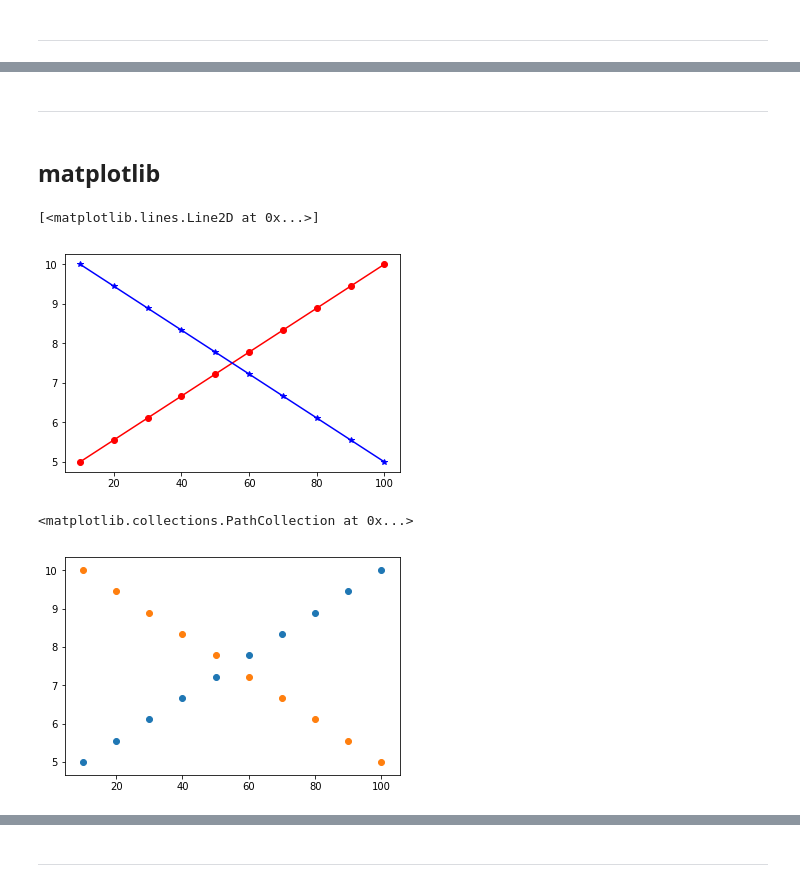
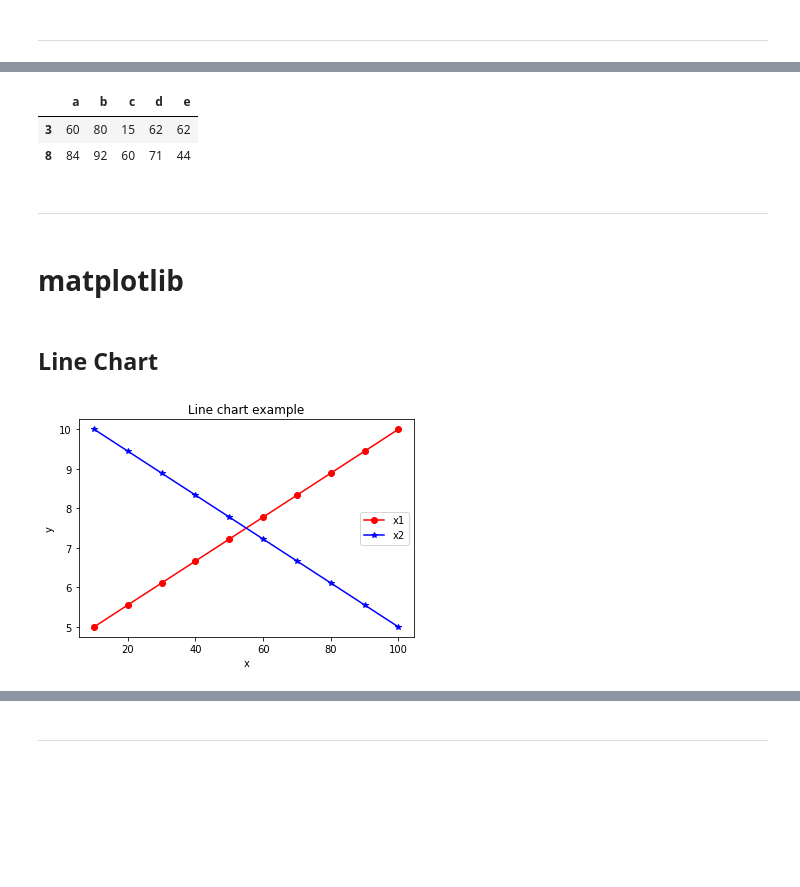
Before and after one commit to Lee-W/Intro_to_Python_Data_Science_Tools, a Jupyter notebook: 1 - Intro.ipynb, the cells around one changed output, grey strips where cells are left out. Saved outputs shown, nothing was run; the diff lists cells and outputs as text; code cells hidden in the pictures; blank space fills up the shorter version.

Commit message:
Add more examples to intro

```diff
--- a/1 - Intro.ipynb
+++ b/1 - Intro.ipynb
@@ -208,8 +276,14 @@ df[['a', 'e']]
+# %%
+df[df['a'] > 50]
+# %% [output]
+|  | a | b | c | d | e |
+| 3 | 60 | 80 | 15 | 62 | 62 |
+| 8 | 84 | 92 | 60 | 71 | 44 |
 # %% [markdown]
 ---
 # %% [markdown]
 <a name='matplotlib'></a>
-## matplotlib
+# matplotlib
 # %%
 %matplotlib inline
 # %%
@@ -218,15 +292,15 @@ import matplotlib.pyplot as plt
 x1 = np.linspace(start=10, stop=100, num=10)
 x2 = np.linspace(start=100, stop=10, num=10)
 y = np.linspace(start=5, stop=10, num=10)
+# %% [markdown]
+## Line Chart
 # %%
 plt.plot(x1, y, marker='o', color='r', label='x1')
 plt.plot(x2, y, marker='*', color='b', label='x2')
+plt.title('Line chart example')
+plt.xlabel('x')
+plt.ylabel('y')
+plt.legend()
+plt.show()
 # %% [output]
-[<matplotlib.lines.Line2D at 0x...>]
-[figure, old version]
+[figure, new version]
-# %%
-plt.scatter(x1, y)
-plt.scatter(x2, y)
-# %% [output]
-<matplotlib.collections.PathCollection at 0x...>
-[figure, removed]
```
Also changed, not shown: parts of 46 cells of this notebook.
